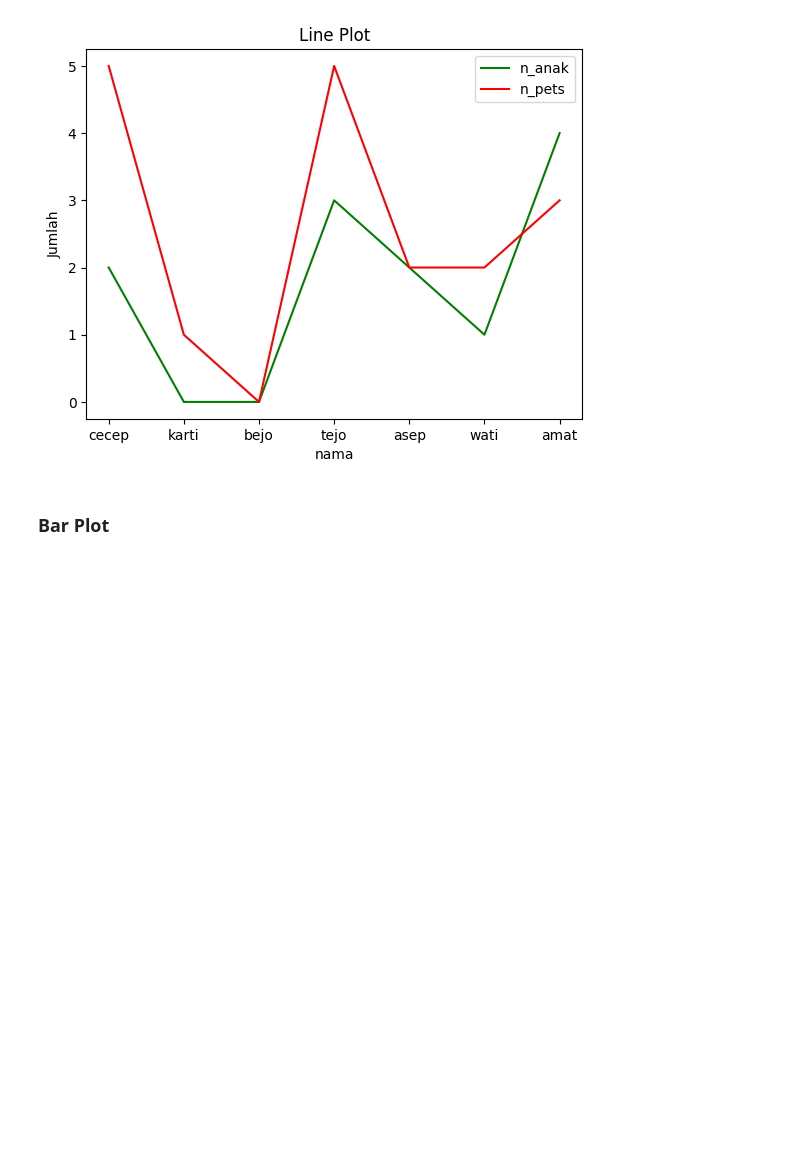
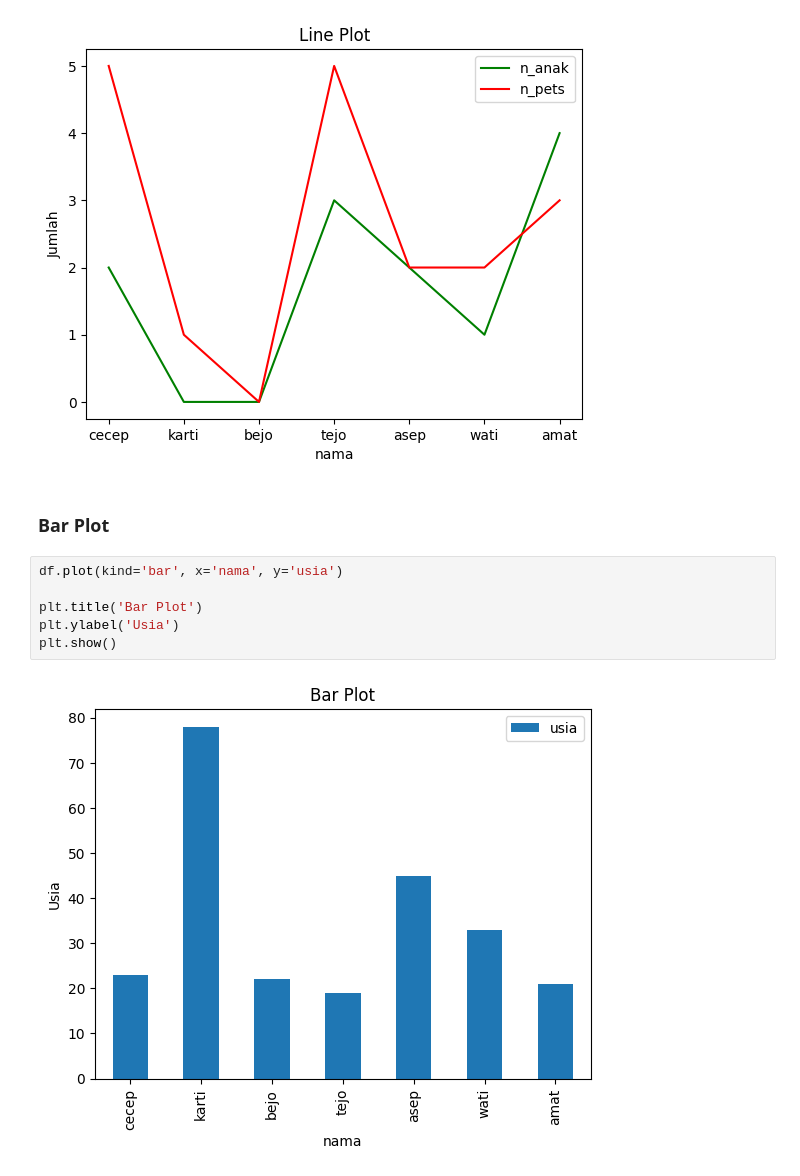
Before and after one commit to LatiefDataVisionary/matplotlib-with-indonesia-belajar, a Jupyter notebook: Matplotlib_20_|_Pandas_Data_Frame_dan_Matplotlib_|_Part_1.ipynb, the cells around one changed output. Saved outputs shown, nothing was run; the diff lists cells and outputs as text; blank space fills up the shorter version.

Commit message:
Bar Plot

```diff
--- a/Matplotlib_20_|_Pandas_Data_Frame_dan_Matplotlib_|_Part_1.ipynb
+++ b/Matplotlib_20_|_Pandas_Data_Frame_dan_Matplotlib_|_Part_1.ipynb
@@ -92,3 +92,11 @@ plt.show()
 [figure]
 # %% [markdown]
 ### **Bar Plot**
+# %%
+df.plot(kind='bar', x='nama', y='usia')
+
+plt.title('Bar Plot')
+plt.ylabel('Usia')
+plt.show()
+# %% [output]
+[figure, added]
```
Also changed, not shown: parts of 1 cell of this notebook.
